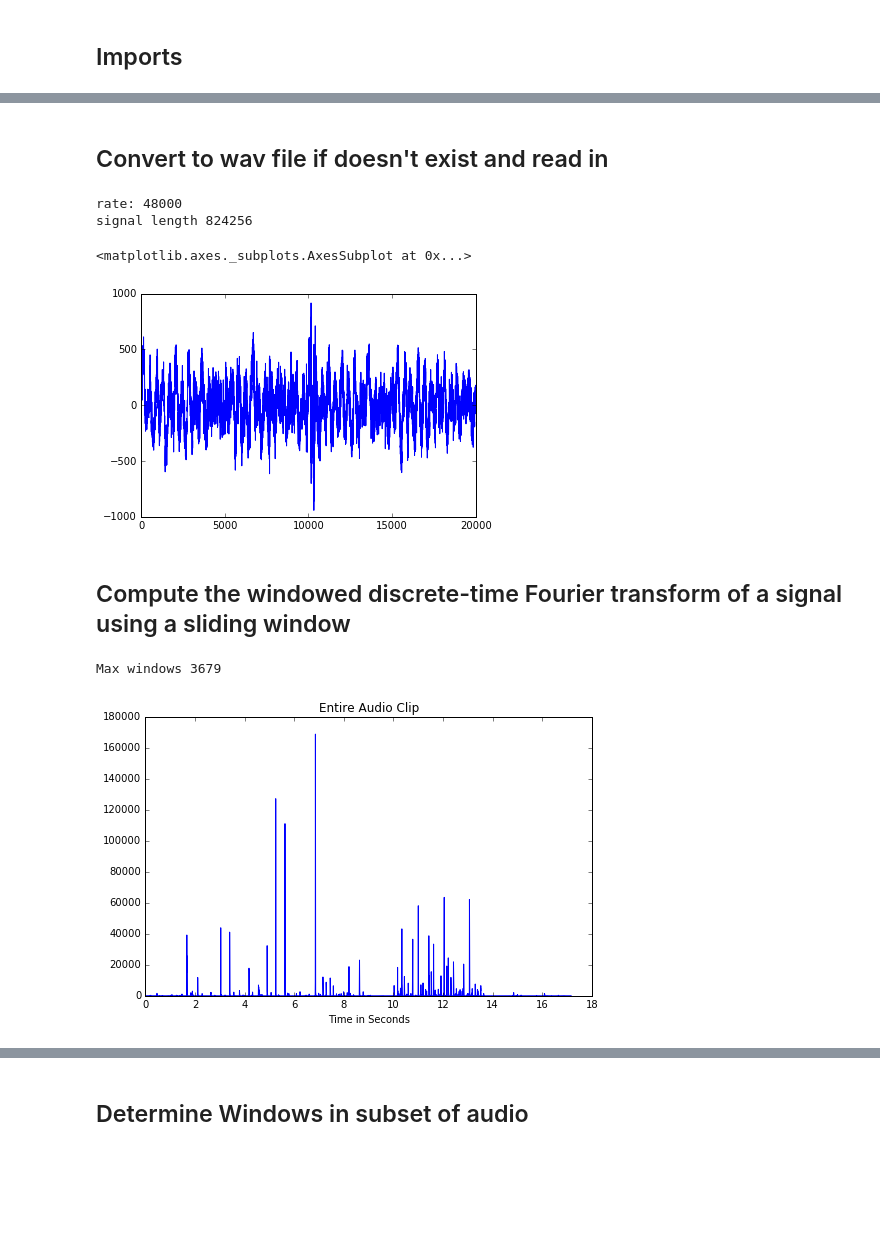
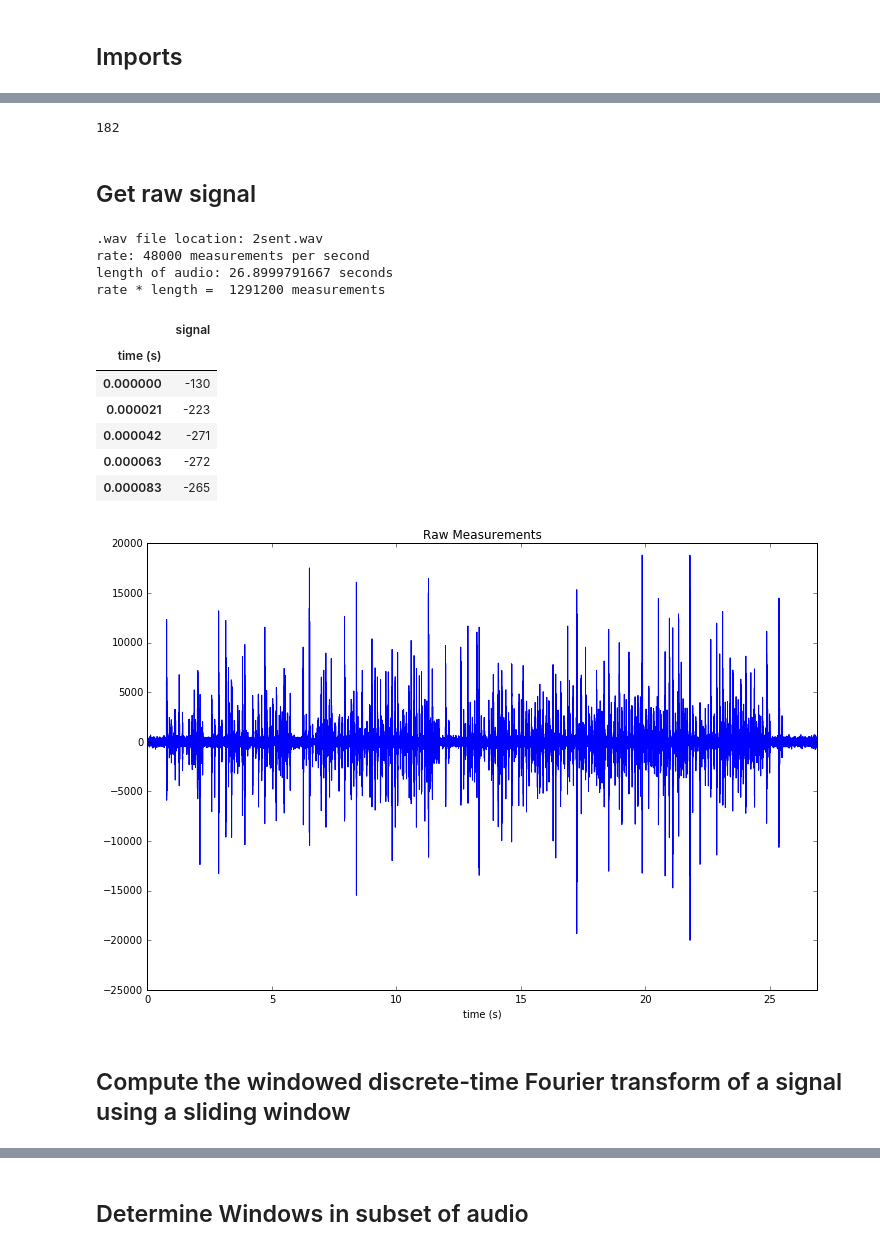
Before and after one commit to kyang01/keyboard_emanations, a Jupyter notebook: Mikes Notebook.ipynb, the cells around one changed output, grey strips where cells are left out. Cells and saved outputs as stored; diff of their text form; code cells hidden in the pictures; blank space fills up the shorter version.

```diff
--- a/Mikes Notebook.ipynb
+++ b/Mikes Notebook.ipynb
@@ -52,45 +27,25 @@ m4a_file = 'mike_short.m4a'
-# %% [markdown]
-## Convert to wav file if doesn't exist and read in
-# %%
-filename, _ = os.path.splitext(m4a_file)
-wav_file = filename + '.wav'
-if not os.path.exists(wav_file):
-    print 'Converting %s to %s' % (m4a_file, wav_file)
-    _ = !ffmpeg -i $m4a_file $wav_file
-
-(rate,sig) = wav.read(wav_file)
-print 'rate:', rate
-print 'signal length', len(sig)
-pd.Series(sig[:20000]).plot()
-# %% [output]
-rate: 48000
-signal length 824256
-<matplotlib.axes._subplots.AxesSubplot at 0x...>
-[figure, removed]
+# %%
+raw_file = '2sent.m4a'
+text = "last night, my wifes boss frm her brand new job invited us over or dinner. On the drive over, my wife reiterated many times to me just how important it was to make a good impression."
+print len(text)
+# %% [output]
+182
+# %% [markdown]
+## Get raw signal
+# %%
+signal_df, rate, wav_file = spl.open_audio(raw_file, verbose = True, head = 5, plt_every = 2**5)
+# %% [output]
+.wav file location: 2sent.wav
+rate: 48000 measurements per second
+length of audio: 26.8999791667 seconds
+rate * length =  1291200 measurements
+|  | signal |
+| time (s) |  |
+| 0.000000 | -130 |
+| 0.000021 | -223 |
+| 0.000042 | -271 |
+| 0.000063 | -272 |
+| 0.000083 | -265 |
+[figure, added]
 # %% [markdown]
 ## Compute the windowed discrete-time Fourier transform of a signal using a sliding window
-# %%
-MIN_FREQ = 400 # Minimum frequency to keep in HZ
-MAX_FREQ = 12000 # Maximum Frequency to keep in HZ
-
-# Compute the windowed discrete-time Fourier transform of a signal using a sliding window
-freqs, t, Pxx = signal.spectrogram(sig, rate)
-tN, sN = t[-1], len(sig)
-
-# Limit to MIN_FREQ HZ to MAX_FREQ HZ
-Pxx = Pxx[(freqs > MIN_FREQ) & (freqs < MAX_FREQ)]
-
-# Sum over region of frequencies
-sum_Pxx = Pxx.sum(axis=0)
-
-print 'Max windows', sum_Pxx.shape[0]
-
-# Plot with peaks detected
-_ = plt.figure(figsize = (8,5))
-ax = plt.subplot(111)
-_ = ax.plot(t, sum_Pxx)
-_ = ax.set_xlabel('Time in Seconds')
-_ = ax.set_title('Entire Audio Clip')
-# %% [output]
-Max windows 3679
-[figure, removed]
```
Also changed, not shown: parts of 33 cells of this notebook, 8 other files.
